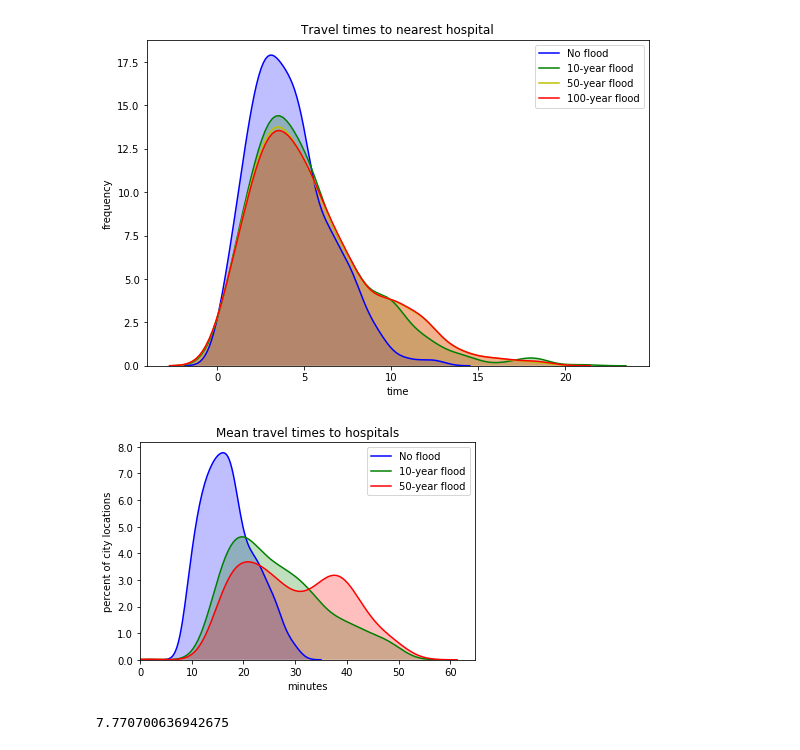
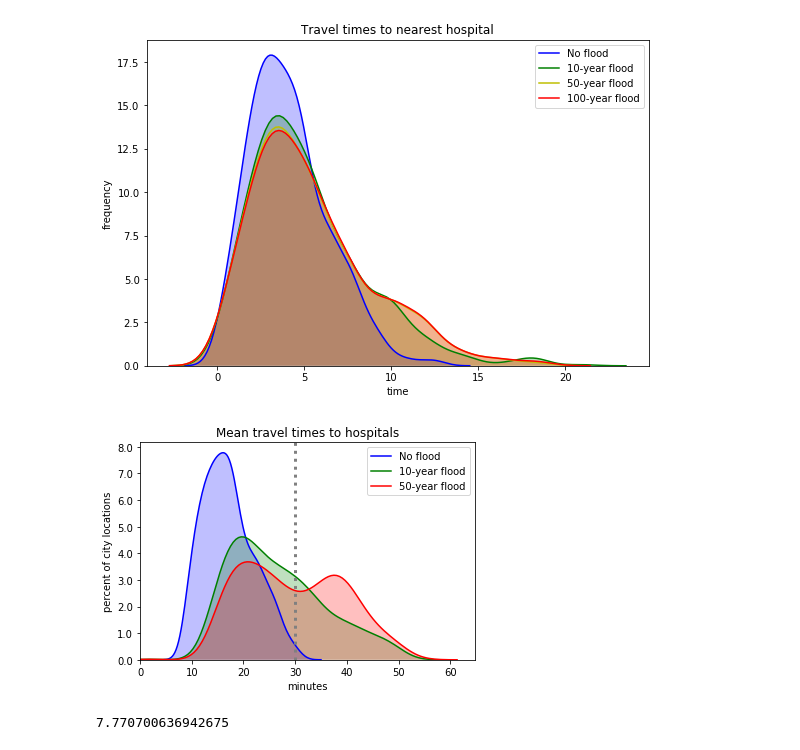
Before and after one commit to GFDRR/network_analysis, a Jupyter notebook: flooding10.ipynb, the cells around one changed output. Drawn from its saved outputs; the diff is of its cells as text; code cells hidden in the pictures.

```diff
--- a/flooding10.ipynb
+++ b/flooding10.ipynb
@@ -414,7 +414,7 @@ cols_to_show=['diff_10','diff_50','diff_100']
 cols = ['g','y','r']
 
 for n, column in enumerate(mean_times_by_firm[cols_to_show]):
-    sns.kdeplot(mean_times_by_firm[column],shade=True,color=cols[n])
+    plt.hist(mean_times_by_firm[column],alpha=0.5,color=cols[n],bins=100)
 
 ax.set_title('Journey time increase due to flooding')
 plt.legend(cols_to_show)
@@ -574,22 +579,23 @@ time_to_hospital_mean = pd.DataFrame({"Baseline":baseline_df_hosp.mean(axis = 1)
 # %%
 f,ax = plt.subplots(figsize=[6,4])
 cols = ['b','g','r']
 cols_to_show = ['Baseline','Flood_10','Flood_50']
 
 for n, column in enumerate(cols_to_show):
     sns.kdeplot(time_to_hospital_mean[column],shade=True,color=cols[n])
 
 ax.set_title('Mean travel times to hospitals')
 plt.legend(['No flood','10-year flood','50-year flood'])
 plt.xlim(0)
 #ax.set_yticklabels([])
 ax.set(xlabel="minutes", ylabel='percent of city locations')
 
 ticks = ax.get_yticks()*100
 ticks = [round(n,1) for n in (list(ticks))]
+plt.axvline(x=30, color='grey', linestyle='dotted', linewidth = 3)
 ax.set_yticklabels(ticks);
 # %% [output]
-[figure, old version]
+[figure, new version]
 # %%
 time_to_hospital_mean.Flood_50.isnull().sum() / time_to_hospital_mean.shape[0] * 100
 # %% [output]
```
Also changed, not shown: parts of 10 cells of this notebook, 52 other files.
